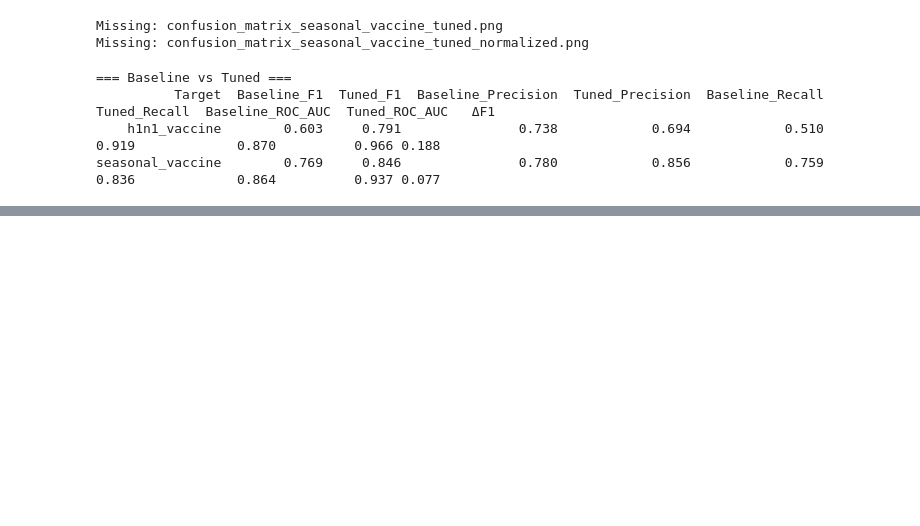
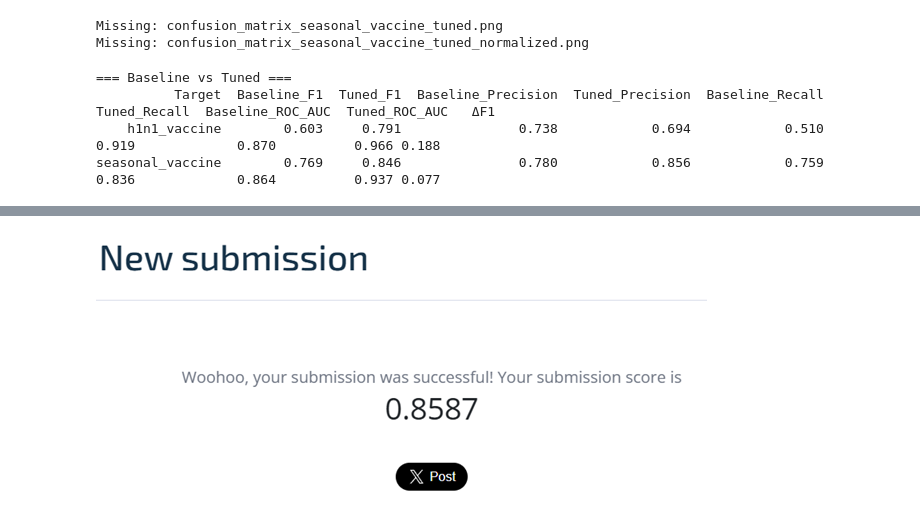
Before and after one commit to americano-diana/neuro_flushot, a Jupyter notebook: notebooks/sprint2_modeling_lgbm.ipynb, the cells around one changed output, grey strips where cells are left out. Saved outputs shown, nothing was run; the diff lists cells and outputs as text; code cells hidden in the pictures; blank space fills up the shorter version.

Commit message:
added submission file and result

```diff
--- a/notebooks/sprint2_modeling_lgbm.ipynb
+++ b/notebooks/sprint2_modeling_lgbm.ipynb
@@ -134,0 +166,5 @@ seasonal_vaccine        0.769     0.846               0.780            0.856
+# %%
+from IPython.display import Image
+Image("../Submission_result(LightGBM).png")
+# %% [output]
+[figure, added]
```
Also changed, not shown: parts of 5 cells of this notebook, 14 other files.
